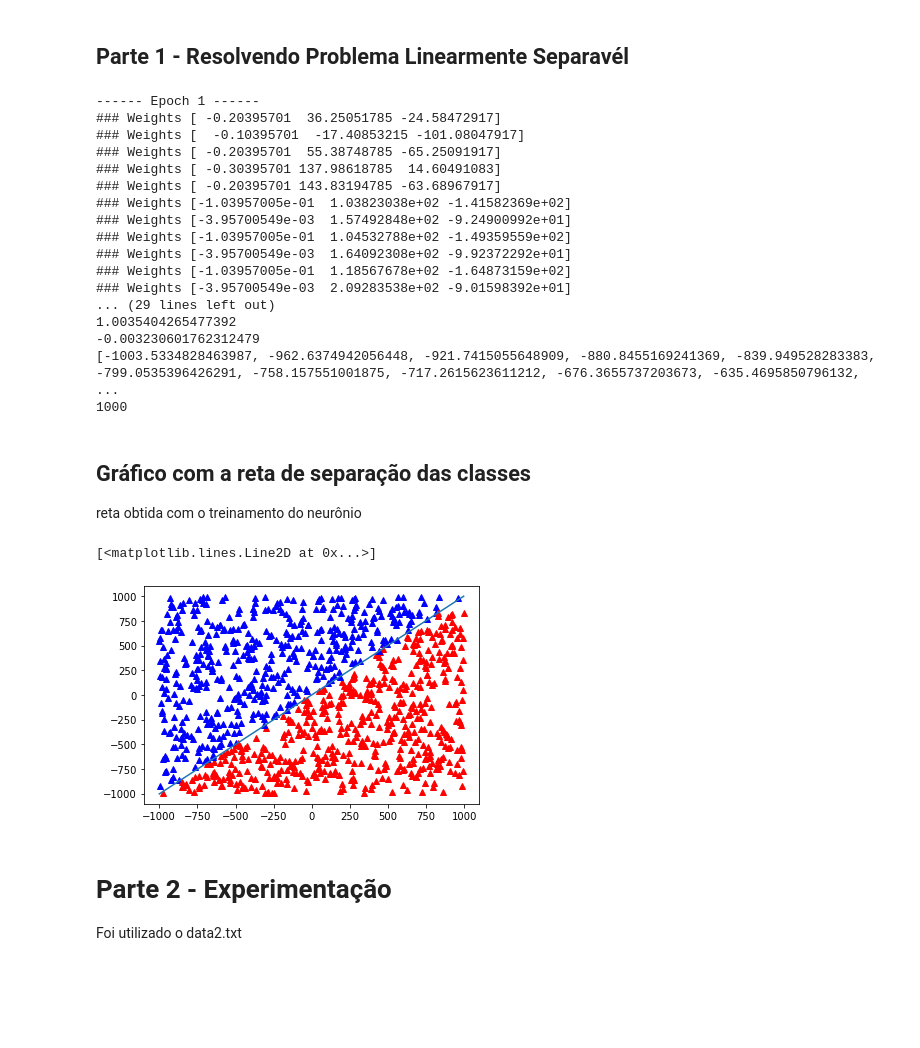
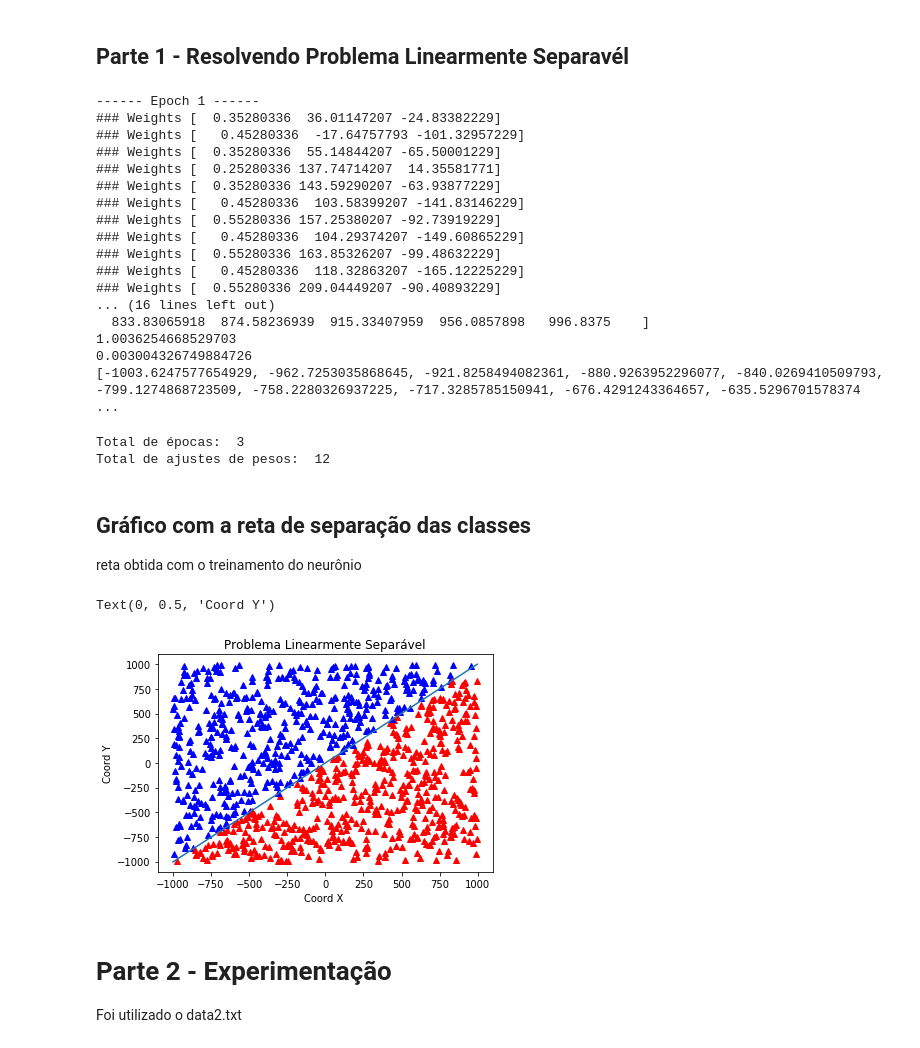
Before and after one commit to adhamlucas/supervised-learning-pp2, a Jupyter notebook: problema1.ipynb, the cells around one changed output. Cells and saved outputs as stored; diff of their text form; code cells hidden in the pictures; blank space fills up the shorter version.

```diff
--- a/problema1.ipynb
+++ b/problema1.ipynb
@@ -28,38 +29,46 @@ b = Perceptron(dataset= file)
 b.fit()
 print("## reta")
 reta = b.generate_hyperplane()
-print(b.x_training.shape[0])
 # %% [output]
 ------ Epoch 1 ------
-### Weights [ -0.20395701  36.25051785 -24.58472917]
-### Weights [  -0.10395701  -17.40853215 -101.08047917]
-### Weights [ -0.20395701  55.38748785 -65.25091917]
-### Weights [ -0.30395701 137.98618785  14.60491083]
-### Weights [ -0.20395701 143.83194785 -63.68967917]
-### Weights [-1.03957005e-01  1.03823038e+02 -1.41582369e+02]
-### Weights [-3.95700549e-03  1.57492848e+02 -9.24900992e+01]
-### Weights [-1.03957005e-01  1.04532788e+02 -1.49359559e+02]
-### Weights [-3.95700549e-03  1.64092308e+02 -9.92372292e+01]
-### Weights [-1.03957005e-01  1.18567678e+02 -1.64873159e+02]
-### Weights [-3.95700549e-03  2.09283538e+02 -9.01598392e+01]
-... (29 lines left out)
-1.0035404265477392
--0.003230601762312479
-[-1003.5334828463987, -962.6374942056448, -921.7415055648909, -880.8455169241369, -839.949528283383, -799.0535396426291, -758.157551001875, -717.2615623611212, -676.3655737203673, -635.4695850796132,  ...
-1000
+### Weights [  0.35280336  36.01147207 -24.83382229]
+### Weights [   0.45280336  -17.64757793 -101.32957229]
+### Weights [  0.35280336  55.14844207 -65.50001229]
+### Weights [  0.25280336 137.74714207  14.35581771]
+### Weights [  0.35280336 143.59290207 -63.93877229]
+### Weights [   0.45280336  103.58399207 -141.83146229]
+### Weights [  0.55280336 157.25380207 -92.73919229]
+### Weights [   0.45280336  104.29374207 -149.60865229]
+### Weights [  0.55280336 163.85326207 -99.48632229]
+### Weights [   0.45280336  118.32863207 -165.12225229]
+### Weights [  0.55280336 209.04449207 -90.40893229]
+... (16 lines left out)
+  833.83065918  874.58236939  915.33407959  956.0857898   996.8375    ]
+1.0036254668529703
+0.003004326749884726
+[-1003.6247577654929, -962.7253035868645, -921.8258494082361, -880.9263952296077, -840.0269410509793, -799.1274868723509, -758.2280326937225, -717.3285785150941, -676.4291243364657, -635.5296701578374 ...
+# %%
+print("Total de épocas: ",b.number_of_epochs)
+print("Total de ajustes de pesos: ", b.number_of_weights_adjust)
+# %% [output]
+Total de épocas:  3
+Total de ajustes de pesos:  12
 # %% [markdown]
 ## Gráfico com a reta de separação das classes
 reta obtida com o treinamento do neurônio
 # %%
 color = ['^b', '^r']
 
 for point,y in zip(b.x_training, b.y_training):
     plt.plot(point[0], point[1], color[int(y)])
 
 plt.plot(reta[0], reta[1])
+plt.title("Problema Linearmente Separável")
+plt.xlabel('Coord X ')
+plt.ylabel("Coord Y")
 # %% [output]
-[<matplotlib.lines.Line2D at 0x...>]
+Text(0, 0.5, 'Coord Y')
-[figure, old version]
+[figure, new version]
 # %% [markdown]
 # Parte 2 - Experimentação
 Foi utilizado o data2.txt
```
Also changed, not shown: parts of 26 cells of this notebook.
